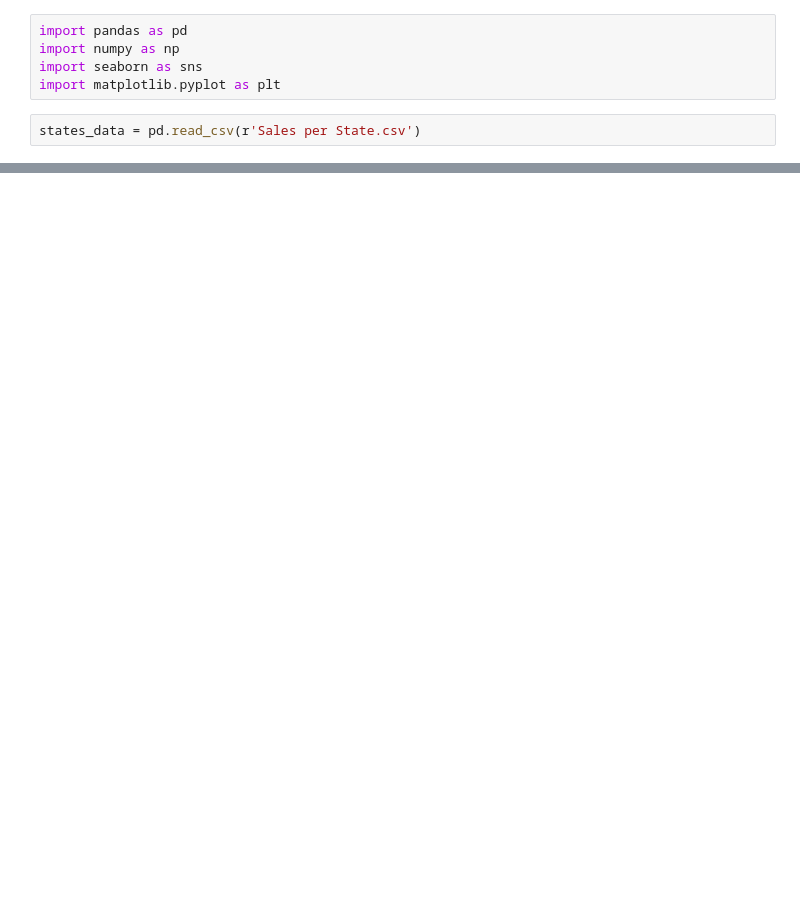
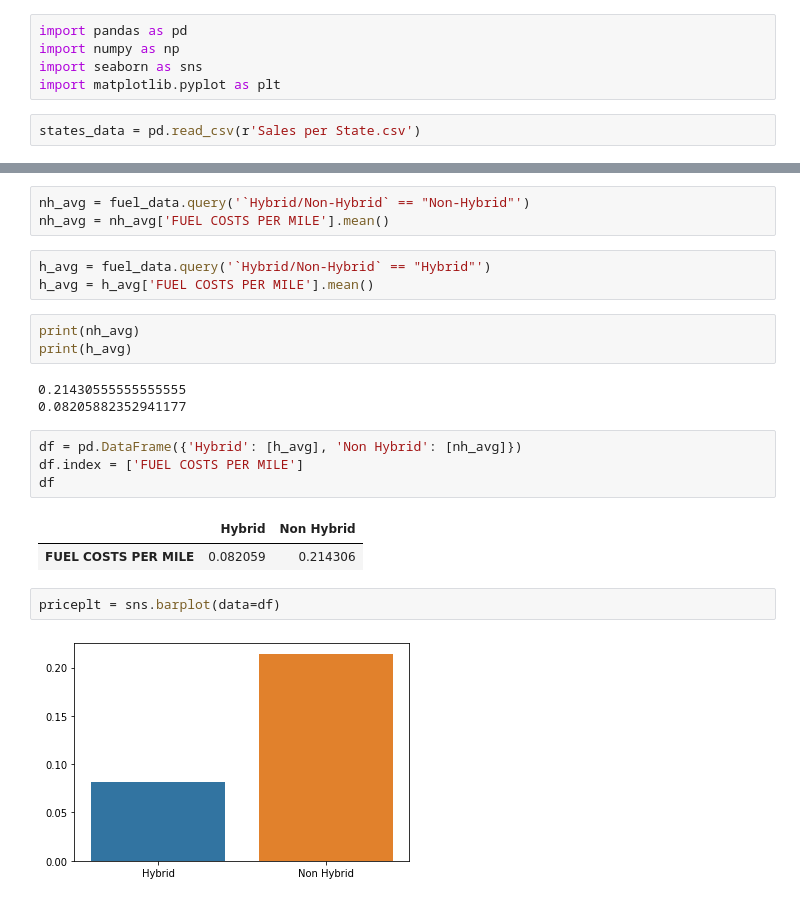
Before and after one commit to PranavUnkule/Feynn-Labs-Taks---2, a Jupyter notebook: EDA.ipynb, the cells around one changed output, grey strips where cells are left out. Cells and saved outputs as stored; diff of their text form; blank space fills up the shorter version.

```diff
--- a/EDA.ipynb
+++ b/EDA.ipynb
@@ -22,0 +44,23 @@ sns.barplot(x = 'State/UT-wise', y = 'Number of Electric/Hybrid Vehicle (approx.
+# %%
+nh_avg = fuel_data.query('`Hybrid/Non-Hybrid` == "Non-Hybrid"')
+nh_avg = nh_avg['FUEL COSTS PER MILE'].mean()
+# %%
+h_avg = fuel_data.query('`Hybrid/Non-Hybrid` == "Hybrid"')
+h_avg = h_avg['FUEL COSTS PER MILE'].mean()
+# %%
+print(nh_avg)
+print(h_avg)
+# %% [output]
+0.21430555555555555
+0.08205882352941177
+# %%
+df = pd.DataFrame({'Hybrid': [h_avg], 'Non Hybrid': [nh_avg]})
+df.index = ['FUEL COSTS PER MILE']
+df
+# %% [output]
+|  | Hybrid | Non Hybrid |
+| FUEL COSTS PER MILE | 0.082059 | 0.214306 |
+# %%
+priceplt = sns.barplot(data=df)
+# %% [output]
+[figure, added]
```
Also changed, not shown: parts of 7 cells of this notebook, 2 other files.
